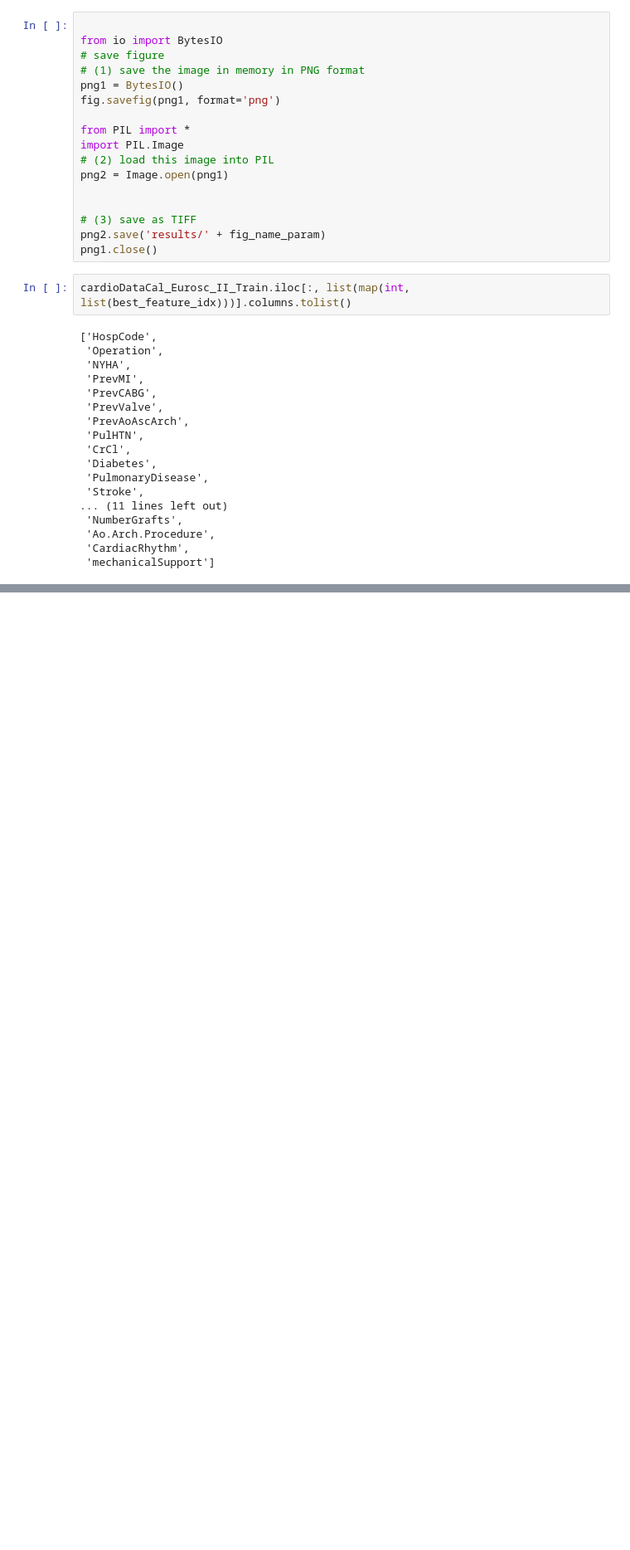
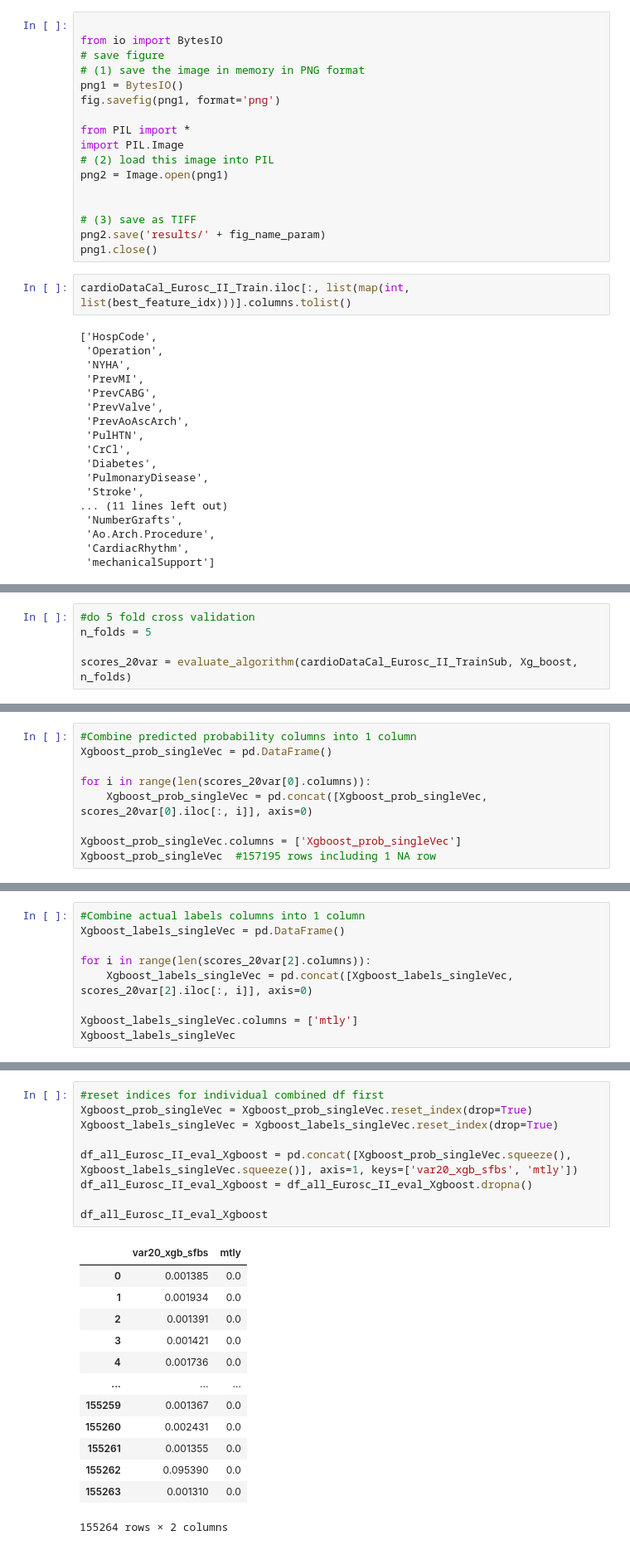
Before and after one commit to s0810110/sbsf_variableSelection_nacsa, a Jupyter notebook: JupyterScripts/sfbs_xgboost.ipynb, the cells around one changed output, grey strips where cells are left out. Shown at 83% size. Drawn from its saved outputs; the diff is of its cells as text; blank space fills up the shorter version.

```diff
--- a/JupyterScripts/sfbs_xgboost.ipynb
+++ b/JupyterScripts/sfbs_xgboost.ipynb
@@ -441,0 +611,5 @@ cardioDataCal_Eurosc_II_Train.iloc[:, list(map(int, list(best_feature_idx)))].co
+# %%
+#do 5 fold cross validation
+n_folds = 5
+
+scores_20var = evaluate_algorithm(cardioDataCal_Eurosc_II_TrainSub, Xg_boost, n_folds)
@@ -441,0 +640,9 @@ cardioDataCal_Eurosc_II_Train.iloc[:, list(map(int, list(best_feature_idx)))].co
+# %%
+#Combine predicted probability columns into 1 column
+Xgboost_prob_singleVec = pd.DataFrame()
+
+for i in range(len(scores_20var[0].columns)):
+    Xgboost_prob_singleVec = pd.concat([Xgboost_prob_singleVec, scores_20var[0].iloc[:, i]], axis=0)
+
+Xgboost_prob_singleVec.columns = ['Xgboost_prob_singleVec']
+Xgboost_prob_singleVec  #157195 rows including 1 NA row
@@ -441,0 +663,9 @@ cardioDataCal_Eurosc_II_Train.iloc[:, list(map(int, list(best_feature_idx)))].co
+# %%
+#Combine actual labels columns into 1 column
+Xgboost_labels_singleVec = pd.DataFrame()
+
+for i in range(len(scores_20var[2].columns)):
+    Xgboost_labels_singleVec = pd.concat([Xgboost_labels_singleVec, scores_20var[2].iloc[:, i]], axis=0)
+
+Xgboost_labels_singleVec.columns = ['mtly']
+Xgboost_labels_singleVec
@@ -441,0 +686,23 @@ cardioDataCal_Eurosc_II_Train.iloc[:, list(map(int, list(best_feature_idx)))].co
+# %%
+#reset indices for individual combined df first
+Xgboost_prob_singleVec = Xgboost_prob_singleVec.reset_index(drop=True)
+Xgboost_labels_singleVec = Xgboost_labels_singleVec.reset_index(drop=True)
+
+df_all_Eurosc_II_eval_Xgboost = pd.concat([Xgboost_prob_singleVec.squeeze(), Xgboost_labels_singleVec.squeeze()], axis=1, keys=['var20_xgb_sfbs', 'mtly'])
+df_all_Eurosc_II_eval_Xgboost = df_all_Eurosc_II_eval_Xgboost.dropna()
+
+df_all_Eurosc_II_eval_Xgboost
+# %% [output]
+|  | var20_xgb_sfbs | mtly |
+| 0 | 0.001385 | 0.0 |
+| 1 | 0.001934 | 0.0 |
+| 2 | 0.001391 | 0.0 |
+| 3 | 0.001421 | 0.0 |
+| 4 | 0.001736 | 0.0 |
+| ... | ... | ... |
+| 155259 | 0.001367 | 0.0 |
+| 155260 | 0.002431 | 0.0 |
+| 155261 | 0.001355 | 0.0 |
+| 155262 | 0.095390 | 0.0 |
+| 155263 | 0.001310 | 0.0 |
+155264 rows × 2 columns
```
Also changed, not shown: parts of 28 cells of this notebook, 1 other file.
